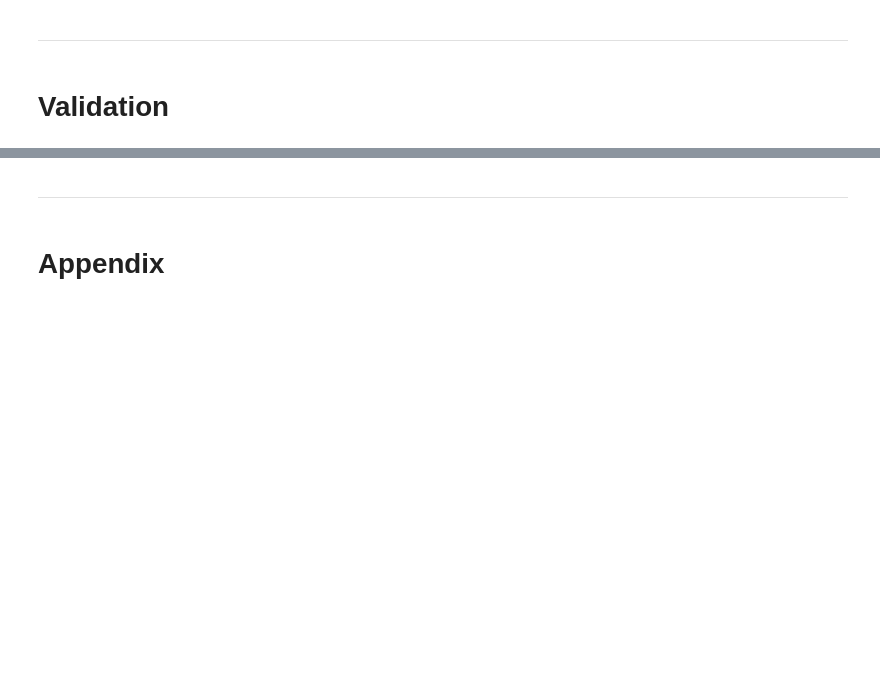
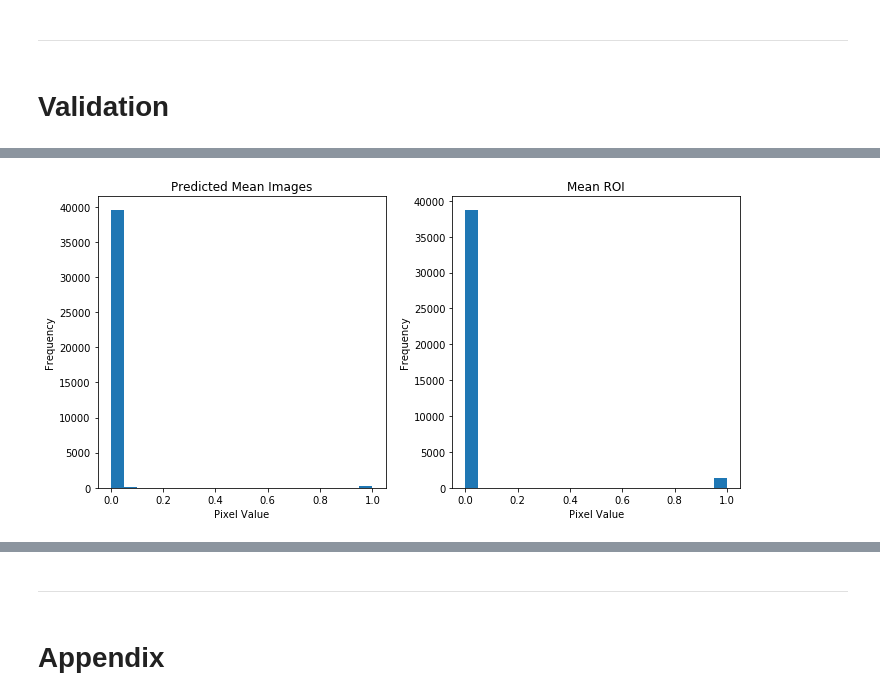
Before and after one commit to twpkevin06222/DE_Project, a Jupyter notebook: implementation_examples/Multilayer_CoordConv_meanInput_Clean_Val.ipynb, the cells around one changed output, grey strips where cells are left out. Saved outputs shown, nothing was run; the diff lists cells and outputs as text; code cells hidden in the pictures; blank space fills up the shorter version.

```diff
--- a/implementation_examples/Multilayer_CoordConv_meanInput_Clean_Val.ipynb
+++ b/implementation_examples/Multilayer_CoordConv_meanInput_Clean_Val.ipynb
@@ -495,3 +502,9 @@ Dice coefficient:  0.385092485999216
+# %%
+inp_img = [val_img, mean_roi]
+titles = ['Predicted Mean Images', 'Mean ROI']
+utils_vis.plot_hist(inp_img, titles, figsize = (10, 5))
+# %% [output]
+[figure, added]
 # %%
 val_inp = tf.expand_dims(mean_roi, 0)
 test_map = feature_maps(model, '{}_1'.format(layer_name), val_inp)
```
Also changed, not shown: parts of 11 cells of this notebook, 1 other file.
